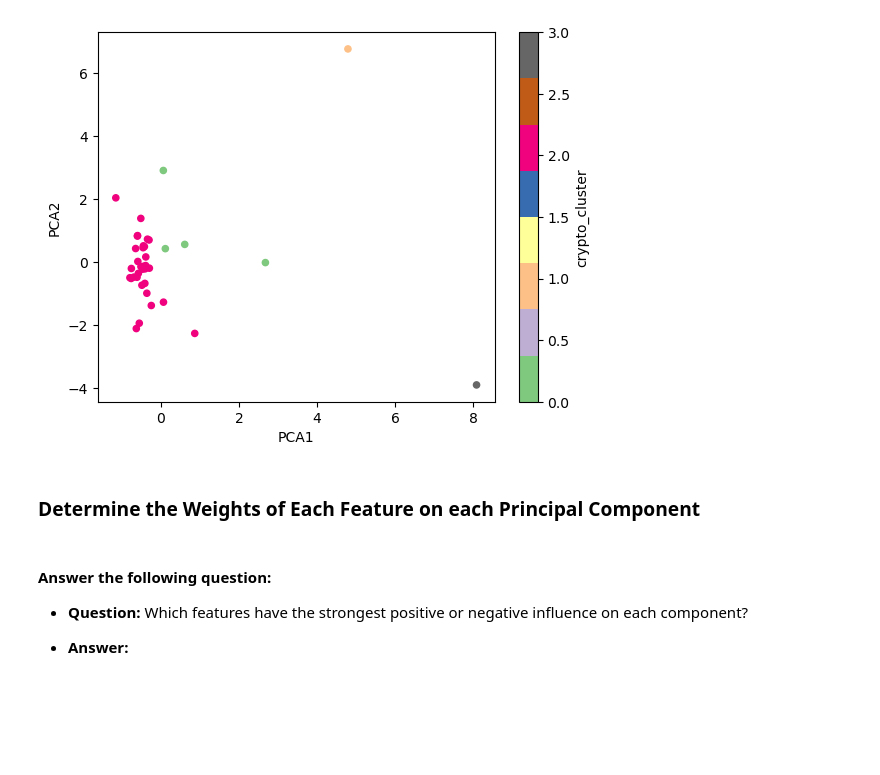
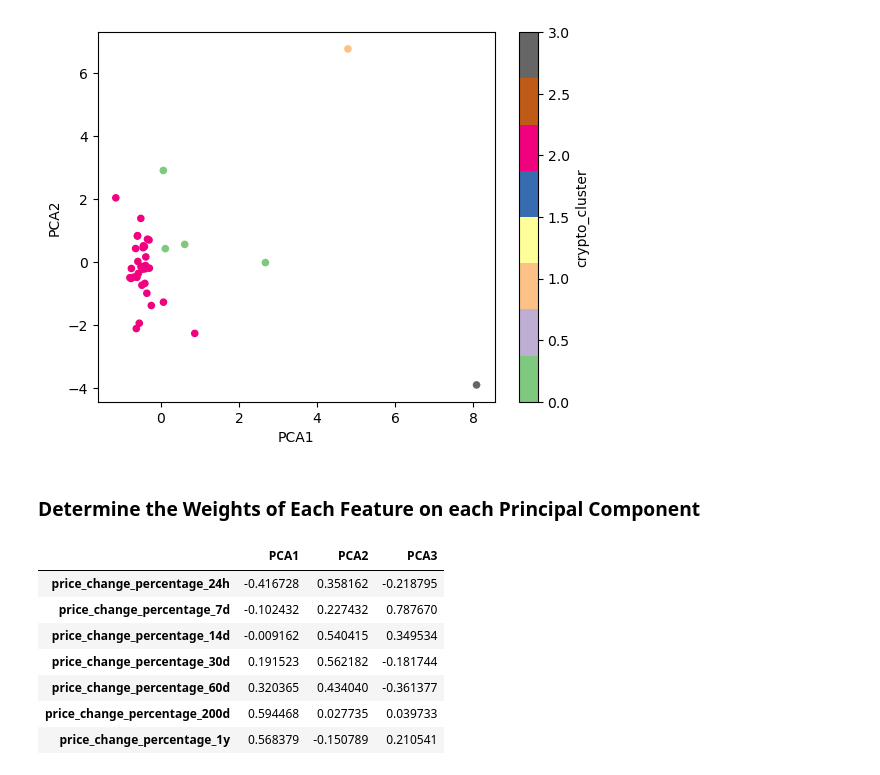
Before and after one commit to KArawattigi/CryptoClustering, a Jupyter notebook: Crypto_Clustering.ipynb, the cells around one changed output. Cells and saved outputs as stored; diff of their text form; code cells hidden in the pictures; blank space fills up the shorter version.

```diff
--- a/Crypto_Clustering.ipynb
+++ b/Crypto_Clustering.ipynb
@@ -377,6 +375,20 @@ pca_md_predictions_df.plot.scatter(
-# %% [markdown]
-#### Answer the following question:
-
-* **Question:** Which features have the strongest positive or negative influence on each component?
-
-* **Answer:**
+# %%
+# Use the columns from the original scaled DataFrame as the index.
+loadings = pca.components_
+
+feature_names = scaled_market_data_df.columns
+loadings_df = pd.DataFrame(loadings.T, columns=[f'PCA{i+1}' for i in range(loadings.shape[0])], index=feature_names)
+
+display(loadings_df)
+# each row corresponds to a feature
+# each column corresponds to a principal component
+# showing the weight of each feature on each principal component.
+# %% [output]
+|  | PCA1 | PCA2 | PCA3 |
+| price_change_percentage_24h | -0.416728 | 0.358162 | -0.218795 |
+| price_change_percentage_7d | -0.102432 | 0.227432 | 0.787670 |
+| price_change_percentage_14d | -0.009162 | 0.540415 | 0.349534 |
+| price_change_percentage_30d | 0.191523 | 0.562182 | -0.181744 |
+| price_change_percentage_60d | 0.320365 | 0.434040 | -0.361377 |
+| price_change_percentage_200d | 0.594468 | 0.027735 | 0.039733 |
+| price_change_percentage_1y | 0.568379 | -0.150789 | 0.210541 |
```
Also changed, not shown: parts of 4 cells of this notebook.
